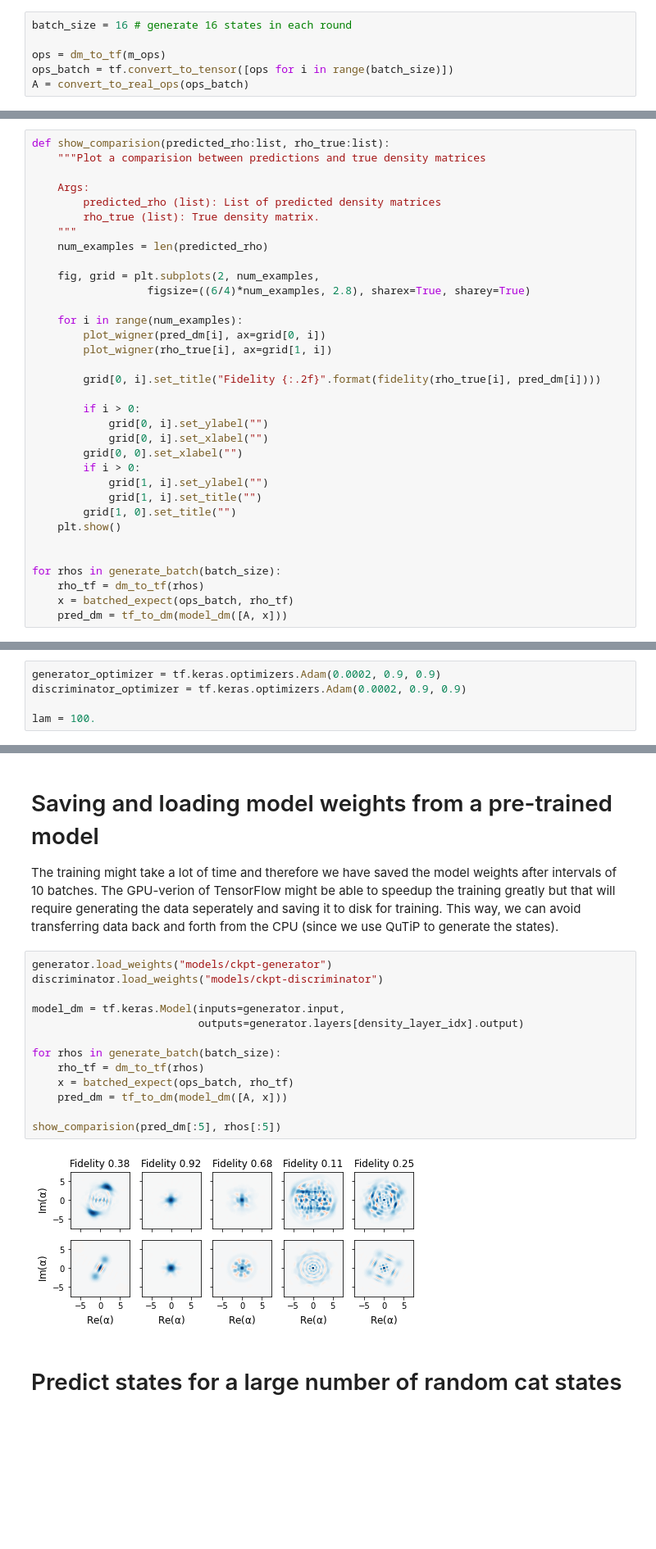
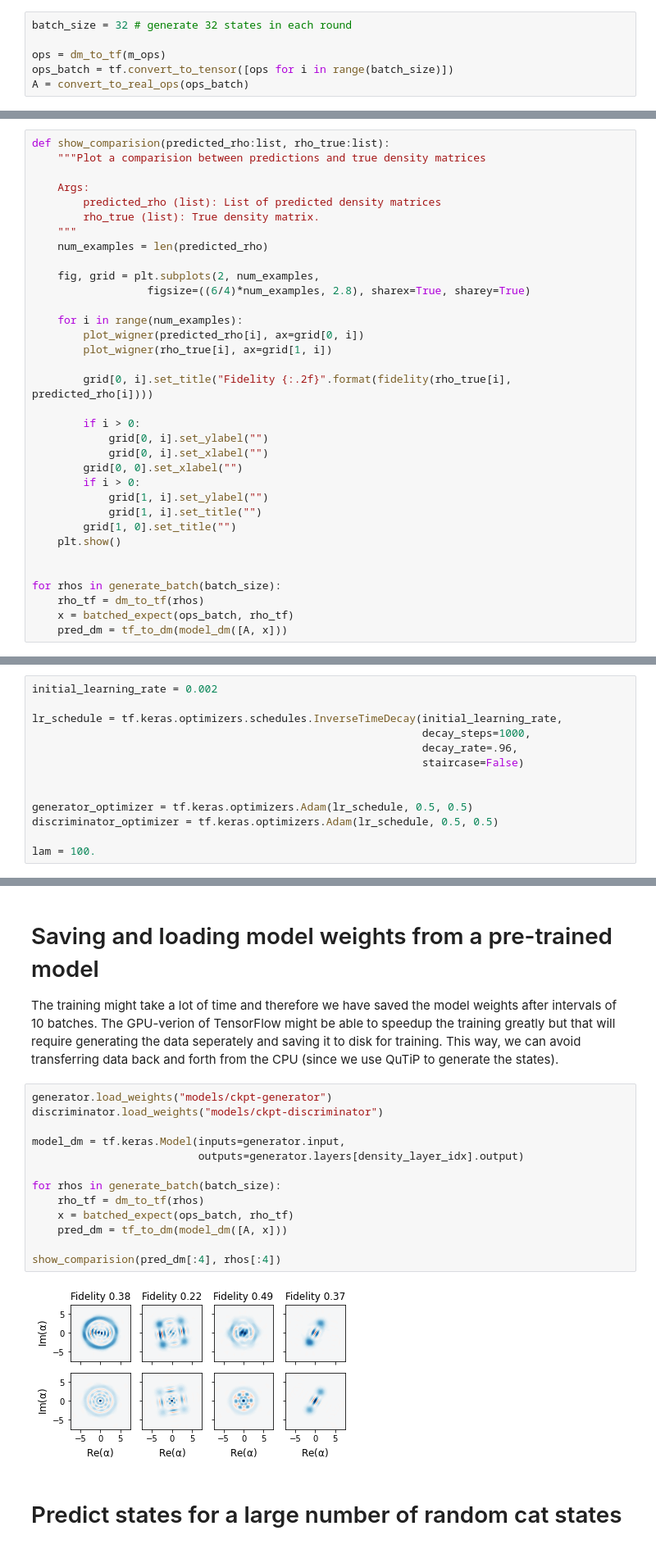
Before and after one commit to quantshah/qst-cgan, a Jupyter notebook: paper-figures/fig5a-single-shot.ipynb, the cells around one changed output, grey strips where cells are left out. Shown: that part at 82% size. Cells and saved outputs as stored; diff of their text form; blank space fills up the shorter version.

Commit message:
updated with learning schedule

```diff
--- a/paper-figures/fig5a-single-shot.ipynb
+++ b/paper-figures/fig5a-single-shot.ipynb
@@ -122,7 +122,7 @@ the complex-valued measurement operators.
 
 The other input is the data itself as a $16 \times 1024$ tensor.
 # %%
-batch_size = 16 # generate 16 states in each round
+batch_size = 32 # generate 32 states in each round
 
 ops = dm_to_tf(m_ops)
 ops_batch = tf.convert_to_tensor([ops for i in range(batch_size)])
@@ -205,10 +205,10 @@ def show_comparision(predicted_rho:list, rho_true:list):
                   figsize=((6/4)*num_examples, 2.8), sharex=True, sharey=True)
 
     for i in range(num_examples):
-        plot_wigner(pred_dm[i], ax=grid[0, i])
+        plot_wigner(predicted_rho[i], ax=grid[0, i])
         plot_wigner(rho_true[i], ax=grid[1, i])
 
-        grid[0, i].set_title("Fidelity {:.2f}".format(fidelity(rho_true[i], pred_dm[i])))
+        grid[0, i].set_title("Fidelity {:.2f}".format(fidelity(rho_true[i], predicted_rho[i])))
 
         if i > 0:
             grid[0, i].set_ylabel("")
@@ -234,8 +234,16 @@ show_comparision(pred_dm[:8], rhos[:8])
 
 We train the networks using TensorFlow optimizers and record the loss function as well as intermediate density matrices during training. In order to get the intermediate density matrices, we construct a `density matrix` model called `model_dm` model that outputs the density matrix using the generator.
 # %%
-generator_optimizer = tf.keras.optimizers.Adam(0.0002, 0.9, 0.9)
-discriminator_optimizer = tf.keras.optimizers.Adam(0.0002, 0.9, 0.9)
+initial_learning_rate = 0.002
+
+lr_schedule = tf.keras.optimizers.schedules.InverseTimeDecay(initial_learning_rate,
+                                                             decay_steps=1000,
+                                                             decay_rate=.96,
+                                                             staircase=False)
+
+
+generator_optimizer = tf.keras.optimizers.Adam(lr_schedule, 0.5, 0.5)
+discriminator_optimizer = tf.keras.optimizers.Adam(lr_schedule, 0.5, 0.5)
 
 lam = 100.
 # %% [markdown]
@@ -326,18 +334,18 @@ The training might take a lot of time and therefore we have saved the model weig
 # %%
 generator.load_weights("models/ckpt-generator")
 discriminator.load_weights("models/ckpt-discriminator")
 
 model_dm = tf.keras.Model(inputs=generator.input,
                           outputs=generator.layers[density_layer_idx].output)
 
 for rhos in generate_batch(batch_size):
     rho_tf = dm_to_tf(rhos)
     x = batched_expect(ops_batch, rho_tf)
     pred_dm = tf_to_dm(model_dm([A, x]))
 
-show_comparision(pred_dm[:5], rhos[:5])
+show_comparision(pred_dm[:4], rhos[:4])
 # %% [output]
-[figure, old version]
+[figure, new version]
 # %% [markdown]
 # Predict states for a large number of random cat states
 # %%
```
Also changed, not shown: parts of 3 cells of this notebook, 4 other files.
